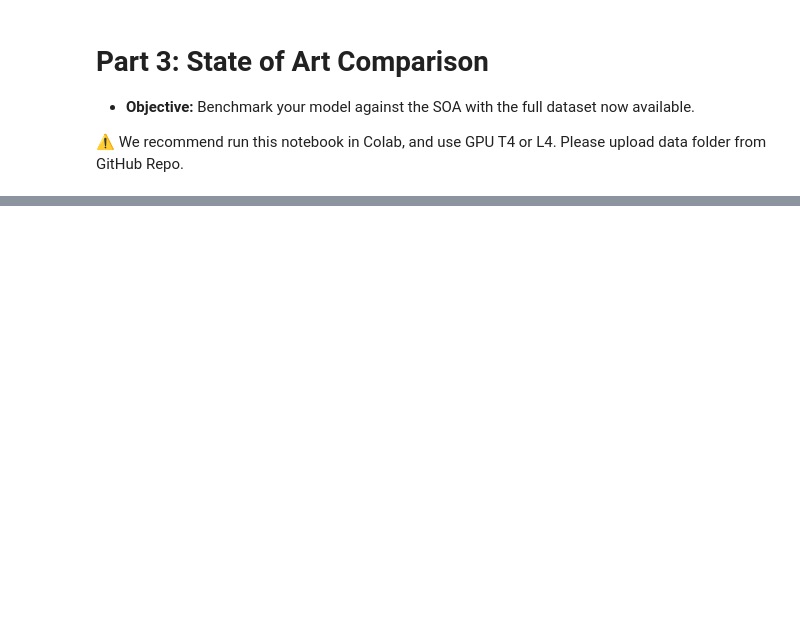
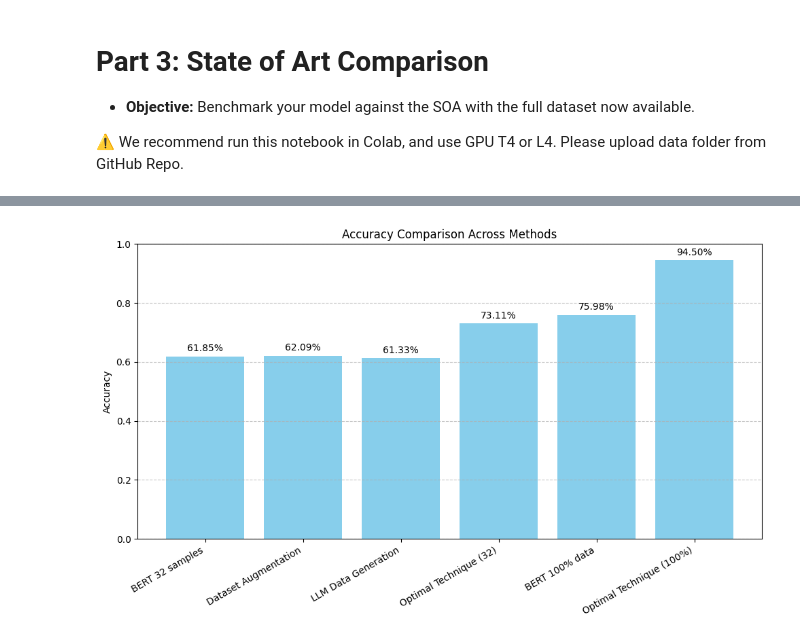
Before and after one commit to victorsobottka/nlp_finalproject_2025, a Jupyter notebook: Notebook_Part03.ipynb, the cells around one changed output, grey strips where cells are left out. Cells and saved outputs as stored; diff of their text form; code cells hidden in the pictures; blank space fills up the shorter version.

```diff
--- a/Notebook_Part03.ipynb
+++ b/Notebook_Part03.ipynb
@@ -312,0 +74,13 @@ Our results show that the model performs poorly with only 1% of the training dat
+# %%
+# Path
+ruta_txt = "/content/Sentences_75Agree.txt"
+
+data = []
+with open(ruta_txt, encoding="iso-8859-1") as f:
+    for line in f:
+        if "@" in line:
+            sentence, label = line.rsplit("@", 1)
+            data.append({"sentence": sentence.strip(), "label": label.strip()})
+
+df = pd.DataFrame(data)
+df.head()
@@ -312,0 +712,33 @@ Our results show that the model performs poorly with only 1% of the training dat
+# %%
+import matplotlib.pyplot as plt
+
+# Accuracy data from your consolidated results
+contexts = [
+    "BERT 32 samples",
+    "Dataset Augmentation",
+    "LLM Data Generation",
+    "Optimal Technique (32)",
+    "BERT 100% data",
+    "Optimal Technique (100%)"
+]
+
+accuracies = [0.6185, 0.6209, 0.6133, 0.7311, 0.7598, 0.9450]
+
+# Create bar chart
+plt.figure(figsize=(10, 6))
+bars = plt.bar(contexts, accuracies, color='skyblue')
+plt.ylim(0, 1.0)
+plt.ylabel("Accuracy")
+plt.title("Accuracy Comparison Across Methods")
+
+# Add percentage labels above bars
+for bar, acc in zip(bars, accuracies):
+    height = bar.get_height()
+    plt.text(bar.get_x() + bar.get_width()/2.0, height + 0.01, f"{acc:.2%}", ha='center', va='bottom')
+
+plt.xticks(rotation=30, ha='right')
+plt.tight_layout()
+plt.grid(axis='y', linestyle='--', alpha=0.7)
+plt.show()
+# %% [output]
+[figure, added]
```
Also changed, not shown: parts of 50 cells of this notebook.
